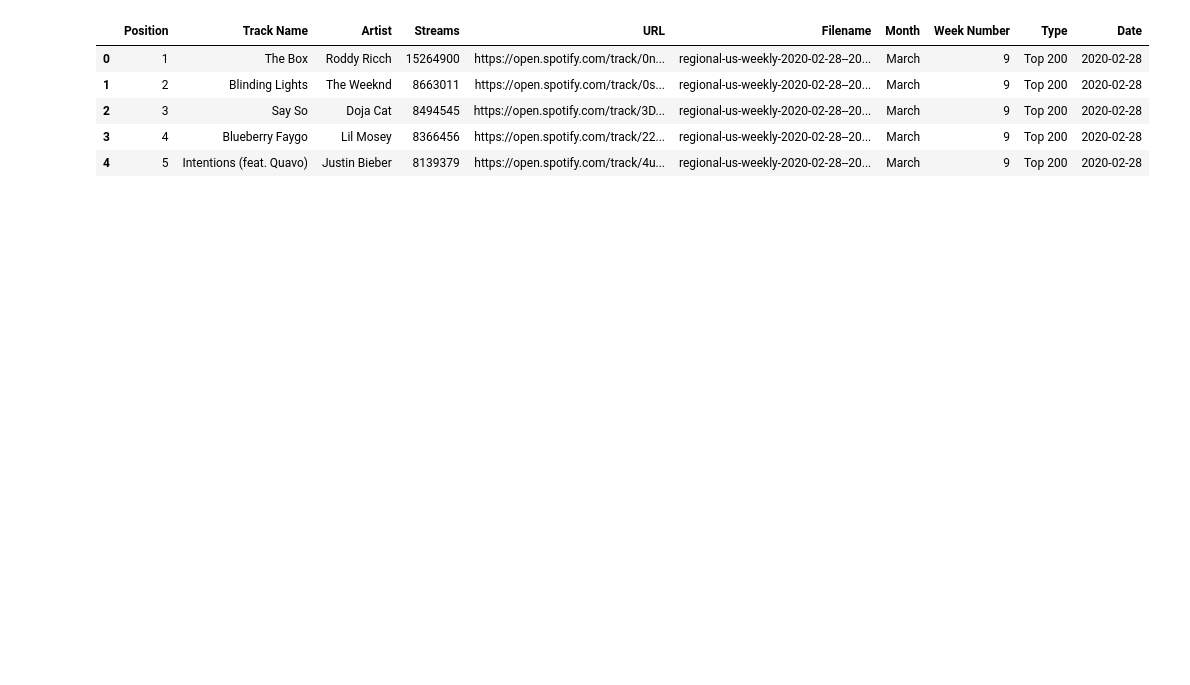
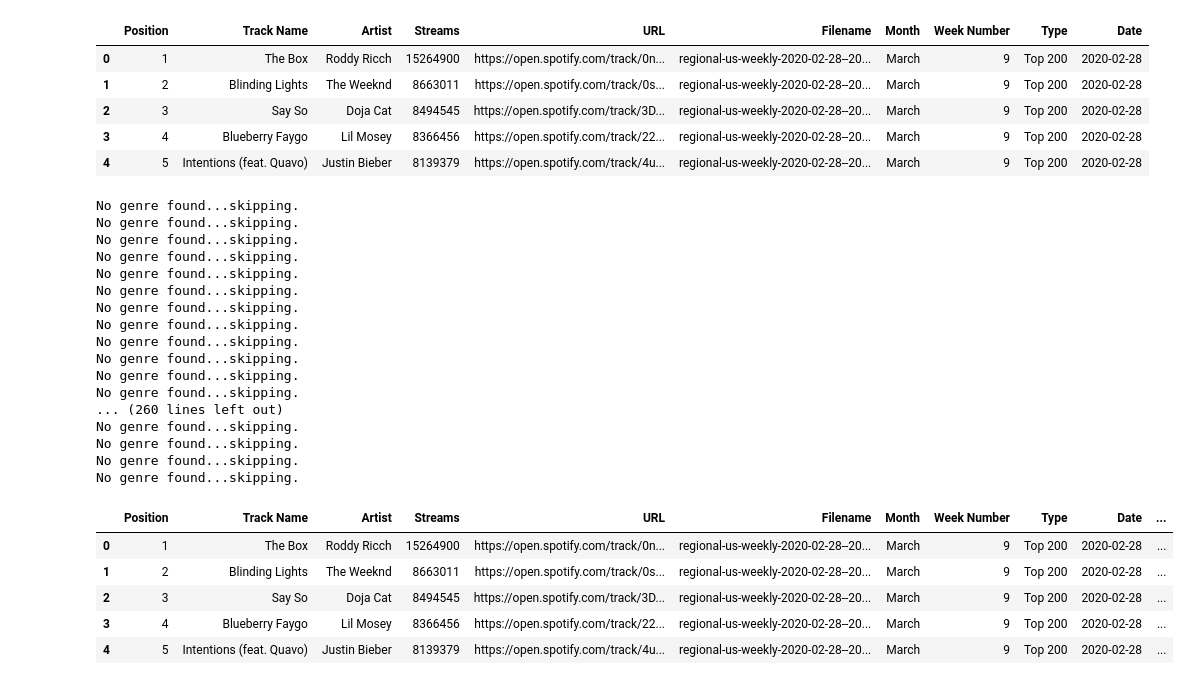
Before and after one commit to Teablee/project-one, a Jupyter notebook: royster.ipynb, the cells around one changed output. Cells and saved outputs as stored; diff of their text form; code cells hidden in the pictures; blank space fills up the shorter version.

```diff
--- a/royster.ipynb
+++ b/royster.ipynb
@@ -371,3 +438,59 @@ mar_top_200.head()
 | 2 | 3 | Say So | Doja Cat | 8494545 | https://open.spotify.com/track/3D... | regional-us-weekly-2020-02-28--20... | March | 9 | Top 200 | 2020-02-28 |
 | 3 | 4 | Blueberry Faygo | Lil Mosey | 8366456 | https://open.spotify.com/track/22... | regional-us-weekly-2020-02-28--20... | March | 9 | Top 200 | 2020-02-28 |
 | 4 | 5 | Intentions (feat. Quavo) | Justin Bieber | 8139379 | https://open.spotify.com/track/4u... | regional-us-weekly-2020-02-28--20... | March | 9 | Top 200 | 2020-02-28 |
+# %%
+# get Genre information of Top 200 for March
+
+# create columns for Spotify data
+mar_top_200['Artist ID'] = ''
+mar_top_200['Genre 1'] = ''
+mar_top_200['Genre 2'] = ''
+mar_top_200['Genre 3'] = ''
+
+# create list to collect artist ID
+artist_id = []
+
+# loop to go through dataframe and pull artist ID
+for index, row in mar_top_200.iterrows():
+    track_id = row['URL']
+    track_features = sp.track(track_id)
+    mar_top_200.loc[index, 'Artist ID'] = track_features['album']['artists'][0]['id']
+    time.sleep(1.01)
+
+# loop to go through dataframe and pull genres
+for index, row in mar_top_200.iterrows():
+    genre_id = row['Artist ID']
+    artist_features = sp.artist(genre_id)
+    try:
+        mar_top_200.loc[index, 'Genre 1'] = artist_features['genres'][0]
+        mar_top_200.loc[index, 'Genre 2'] = artist_features['genres'][1]
+        mar_top_200.loc[index, 'Genre 3'] = artist_features['genres'][2]
+    except (IndexError, KeyError):
+        print(f'No genre found...skipping.')
+    time.sleep(1.01)
+
+mar_top_200.head()
+# %% [output]
+No genre found...skipping.
+No genre found...skipping.
+No genre found...skipping.
+No genre found...skipping.
+No genre found...skipping.
+No genre found...skipping.
+No genre found...skipping.
+No genre found...skipping.
+No genre found...skipping.
+No genre found...skipping.
+No genre found...skipping.
+No genre found...skipping.
+... (260 lines left out)
+No genre found...skipping.
+No genre found...skipping.
+No genre found...skipping.
+No genre found...skipping.
+|  | Position | Track Name | Artist | Streams | URL | Filename | Month | Week Number | Type | Date | ... |
+| 0 | 1 | The Box | Roddy Ricch | 15264900 | https://open.spotify.com/track/0n... | regional-us-weekly-2020-02-28--20... | March | 9 | Top 200 | 2020-02-28 | ... |
+| 1 | 2 | Blinding Lights | The Weeknd | 8663011 | https://open.spotify.com/track/0s... | regional-us-weekly-2020-02-28--20... | March | 9 | Top 200 | 2020-02-28 | ... |
+| 2 | 3 | Say So | Doja Cat | 8494545 | https://open.spotify.com/track/3D... | regional-us-weekly-2020-02-28--20... | March | 9 | Top 200 | 2020-02-28 | ... |
+| 3 | 4 | Blueberry Faygo | Lil Mosey | 8366456 | https://open.spotify.com/track/22... | regional-us-weekly-2020-02-28--20... | March | 9 | Top 200 | 2020-02-28 | ... |
+| 4 | 5 | Intentions (feat. Quavo) | Justin Bieber | 8139379 | https://open.spotify.com/track/4u... | regional-us-weekly-2020-02-28--20... | March | 9 | Top 200 | 2020-02-28 | ... |
```
Also changed, not shown: parts of 5 cells of this notebook, 2 other files.
